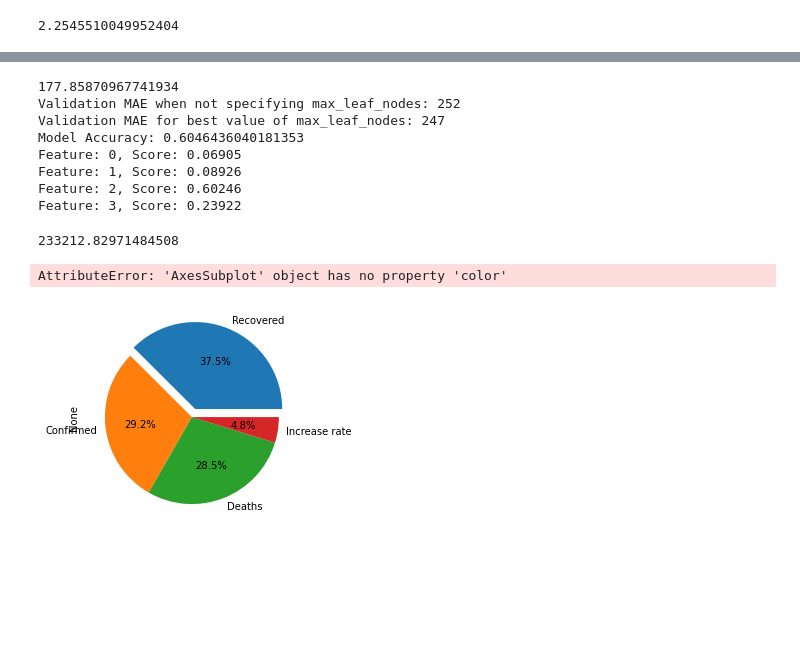
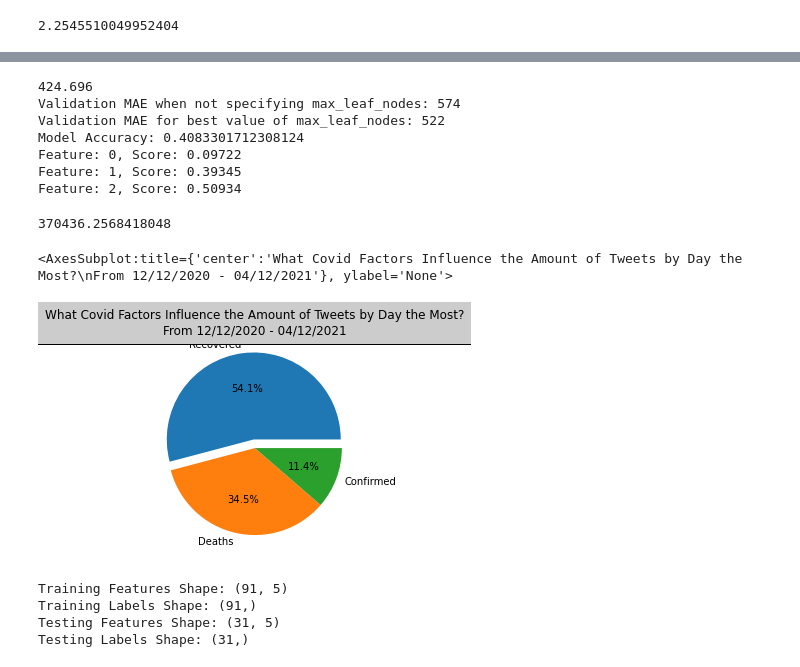
Before and after one commit to hukas/COVIDTweets-Machine-Learning, a Jupyter notebook: COVID Vaccine Tweets - COMP 4522.ipynb, the cells around one changed output, grey strips where cells are left out. Cells and saved outputs as stored; diff of their text form; code cells hidden in the pictures; blank space fills up the shorter version.

```diff
--- a/COVID Vaccine Tweets - COMP 4522.ipynb
+++ b/COVID Vaccine Tweets - COMP 4522.ipynb
@@ -18,6 +18,7 @@ os.chdir('/Users/hudso/OneDrive/Documents/COMP 4522/COVIDTweets-Machine-Learning
 sp.load('en_core_web_sm')
 
 #Covid Tweets dataset
+#https://www.kaggle.com/gpreda/all-covid19-vaccines-tweets
 covidTweets = pd.read_csv("vaccination_all_tweets.csv")
 #Covid Cases Data
 #https://www.kaggle.com/gauravduttakiit/covid-19
@@ -29,12 +30,18 @@ covidTweets["user_created"] = pd.to_datetime(covidTweets["user_created"], errors
 covidTweets["date"] = pd.to_datetime(covidTweets["date"], errors='coerce').dt.date
 covidCases["Date"] = pd.to_datetime(covidCases["Date"], errors='coerce').dt.date
 #covidTweets = covidTweets.assign(date=covidTweets.date.dt.round('D'))
+cc = covidCases
+cc = cc.drop(columns='Increase rate')
+cc['Confirmed'] -= cc['Confirmed'].shift(1).fillna(0)
+cc['Recovered'] -= cc['Recovered'].shift(1).fillna(0)
+cc['Deaths'] -= cc['Deaths'].shift(1).fillna(0)
+
 
 #Drop null and irellevant columns about user profiles
 tweetCase = covidTweets.drop(columns=['user_location', 'user_description', 'user_created', 'hashtags', 'source'])
 
 #Merge the covidTweets and covidCases on their dates.
-tweetCase = pd.merge(left=tweetCase, right=covidCases, how='left', left_on='date',
+tweetCase = pd.merge(left=tweetCase, right=cc, how='left', left_on='date',
                   right_on='Date')
 tweetCase = tweetCase.drop(columns='Date')
 tweetCase = tweetCase.sort_values(by='date', ascending=True)
@@ -43,12 +50,15 @@ tweetCase = tweetCase.sort_values(by='date', ascending=True)
 tweetsDay = tweetCase.groupby('date').count()
 tweetsDay = tweetsDay.loc[:,'id']
 tweetsDay = tweetsDay.rename('tweet_count')
-tweetsDay = pd.merge(left=tweetsDay, right=covidCases, how='left', left_on='date',
+tweetsDay = pd.merge(left=tweetsDay, right=cc, how='left', left_on='date',
                   right_on='Date')
 tweetsDay = tweetsDay.dropna(axis=0)
+tweetsDay = tweetsDay.sort_values(by='Date', ascending=True)
+#tweetsDay['tweet_count'] = tweetsDay['tweet_count'].cumsum()
 
-#covidTweets.head()
-#covidCases.head()
-#tweetCase.shape
-tweetsDay.tail()
+tweetsDay = tweetsDay.drop([0,1,2,3])
+tweetsDay = tweetsDay.reset_index()
+tweetsDay = tweetsDay.drop(columns='index')
+
+tweetsDay.head()
 # %% [output]
@@ -208,7 +207,7 @@ from sklearn.metrics import mean_squared_error
 # Choose target and features
 
 y = tweetsDay.tweet_count
-tweetsDay_features = ['Confirmed','Recovered','Deaths','Increase rate']
+tweetsDay_features = ['Confirmed','Recovered','Deaths']
 X = tweetsDay[tweetsDay_features]
 
 
@@ -251,49 +250,66 @@ importance = tweet_model.feature_importances_
 for i,v in enumerate(importance):
 	print('Feature: %0d, Score: %.5f' % (i,v))
 # %% [output]
-177.85870967741934
-Validation MAE when not specifying max_leaf_nodes: 252
-Validation MAE for best value of max_leaf_nodes: 247
-Model Accuracy: 0.6046436040181353
-Feature: 0, Score: 0.06905
-Feature: 1, Score: 0.08926
-Feature: 2, Score: 0.60246
-Feature: 3, Score: 0.23922
+424.696
+Validation MAE when not specifying max_leaf_nodes: 574
+Validation MAE for best value of max_leaf_nodes: 522
+Model Accuracy: 0.4083301712308124
+Feature: 0, Score: 0.09722
+Feature: 1, Score: 0.39345
+Feature: 2, Score: 0.50934
 # %%
 target = 'tweet_count'
-features = ['Confirmed','Recovered','Deaths','Increase rate']
+features = ['Confirmed','Recovered','Deaths']
 train2 = tweetsDay.sample(frac=0.8, random_state=1)
 test2 = tweetsDay.loc[~tweetsDay.index.isin(train2.index)]
 
 model = RandomForestRegressor(n_estimators=247, min_samples_leaf=8, random_state=1)
 
 # Fit the model to the data.
 model.fit(train2[features], train2[target])
 # Make predictions.
 predictions_rf = model.predict(test2[features])
 # Compute the error.
 print(mean_squared_error(predictions_rf, test2[target]))
 import matplotlib.ticker as mtick
 
 #plt.ylabel("Impact on Tweet Amount", fontsize = 14)
 #plt.xlabel("Global COVID Factors", fontsize = 14)
 #plt.ylabel
 
 feat_importances = pd.Series(model.feature_importances_, index=features)
 
 tweetPlot = feat_importances.nlargest().plot(kind='pie', normalize=False,
-                                             explode=(0.1,0,0,0),
+                                             explode=(0.1,0,0),
                                              autopct='%1.1f%%')
-plt.setp(tweetPlot, **{'color':'white', 'weight':'bold', 'fontsize':12.5})
+
 #tweetPlot.yaxis.set_major_formatter(mtick.PercentFormatter(1.0))
 
 tweetPlot.axes.get_xaxis().set_visible(False)
 tweetPlot.axes.get_yaxis().set_visible(False)
 plt.title("What Covid Factors Influence the Amount of Tweets by Day the Most?\n" +
           "From 12/12/2020 - 04/12/2021", bbox={'facecolor':'0.8', 'pad':8})
 
 tweetPlot
 # %% [output]
-233212.82971484508
+370436.2568418048
-AttributeError: 'AxesSubplot' object has no property 'color'
+<AxesSubplot:title={'center':'What Covid Factors Influence the Amount of Tweets by Day the Most?\nFrom 12/12/2020 - 04/12/2021'}, ylabel='None'>
-[figure, old version]
+[figure, new version]
+# %%
+features = pd.get_dummies(tweetsDay)
+labels = tweetsDay['tweet_count']
+features = tweetsDay.drop('tweet_count', axis=1)
+feature_list = list(features.columns)
+labels = np.array(labels)
+
+train_features, test_features, train_labels, test_labels = train_test_split(features, labels,
+                                                                            test_size = 0.25, random_state = 42)
+print('Training Features Shape:', train_features.shape)
+print('Training Labels Shape:', train_labels.shape)
+print('Testing Features Shape:', test_features.shape)
+print('Testing Labels Shape:', test_labels.shape)
+# %% [output]
+Training Features Shape: (91, 5)
+Training Labels Shape: (91,)
+Testing Features Shape: (31, 5)
+Testing Labels Shape: (31,)
```
Also changed, not shown: parts of 23 cells of this notebook, 1 other file.
